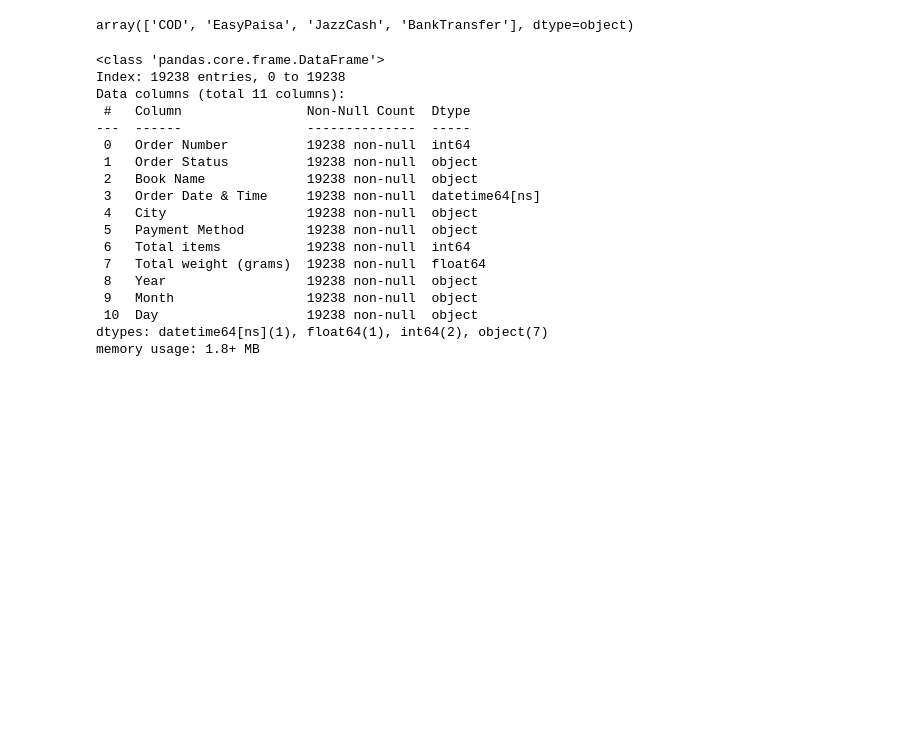
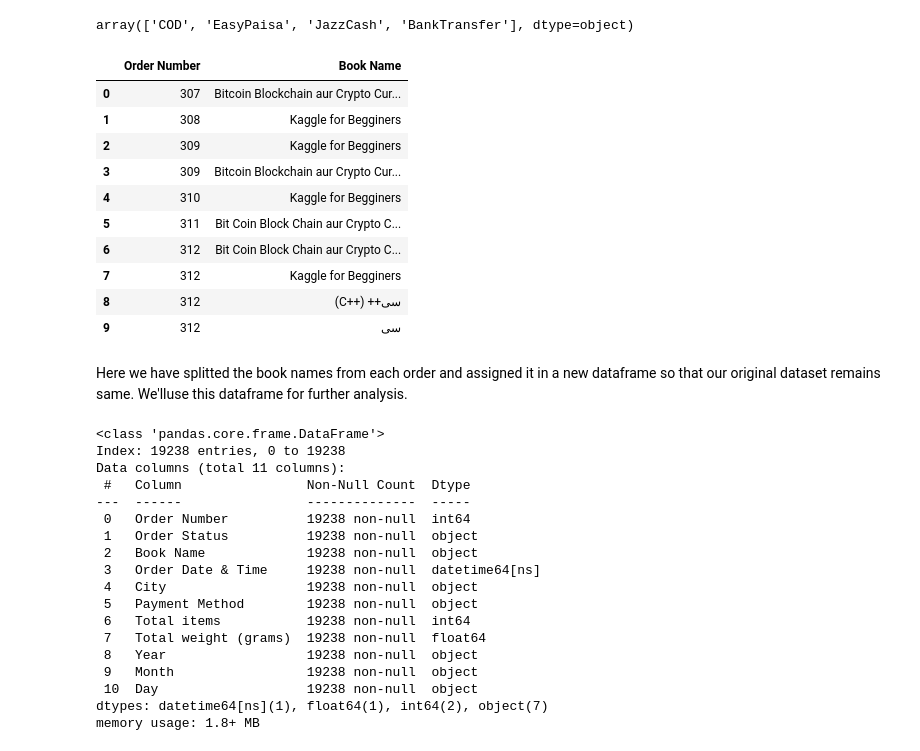
Before and after one commit to aitesamjaved26/EDA-Book-Sales, a Jupyter notebook: eda-book-sale.ipynb, the cells around one changed output. Cells and saved outputs as stored; diff of their text form; code cells hidden in the pictures; blank space fills up the shorter version.

```diff
--- a/eda-book-sale.ipynb
+++ b/eda-book-sale.ipynb
@@ -251,3 +266,20 @@ books_data['Book Name'].fillna('Unknown',inplace=True)
+# %%
+book_df = split_booknames(books_data)
+book_df.head(10)
+# %% [output]
+|  | Order Number | Book Name |
+| 0 | 307 | Bitcoin Blockchain aur Crypto Cur... |
+| 1 | 308 | Kaggle for Begginers |
+| 2 | 309 | Kaggle for Begginers |
+| 3 | 309 | Bitcoin Blockchain aur Crypto Cur... |
+| 4 | 310 | Kaggle for Begginers |
+| 5 | 311 | Bit Coin Block Chain aur Crypto C... |
+| 6 | 312 | Bit Coin Block Chain aur Crypto C... |
+| 7 | 312 | Kaggle for Begginers |
+| 8 | 312 | (C++) ++سی |
+| 9 | 312 | سی |
+# %% [markdown]
+Here we have splitted the book names from each order and assigned it in a new dataframe so that our original dataset remains same. We'lluse this dataframe for further analysis.
 # %%
 books_data.info()
 # %% [output]
```
Also changed, not shown: parts of 33 cells of this notebook.
